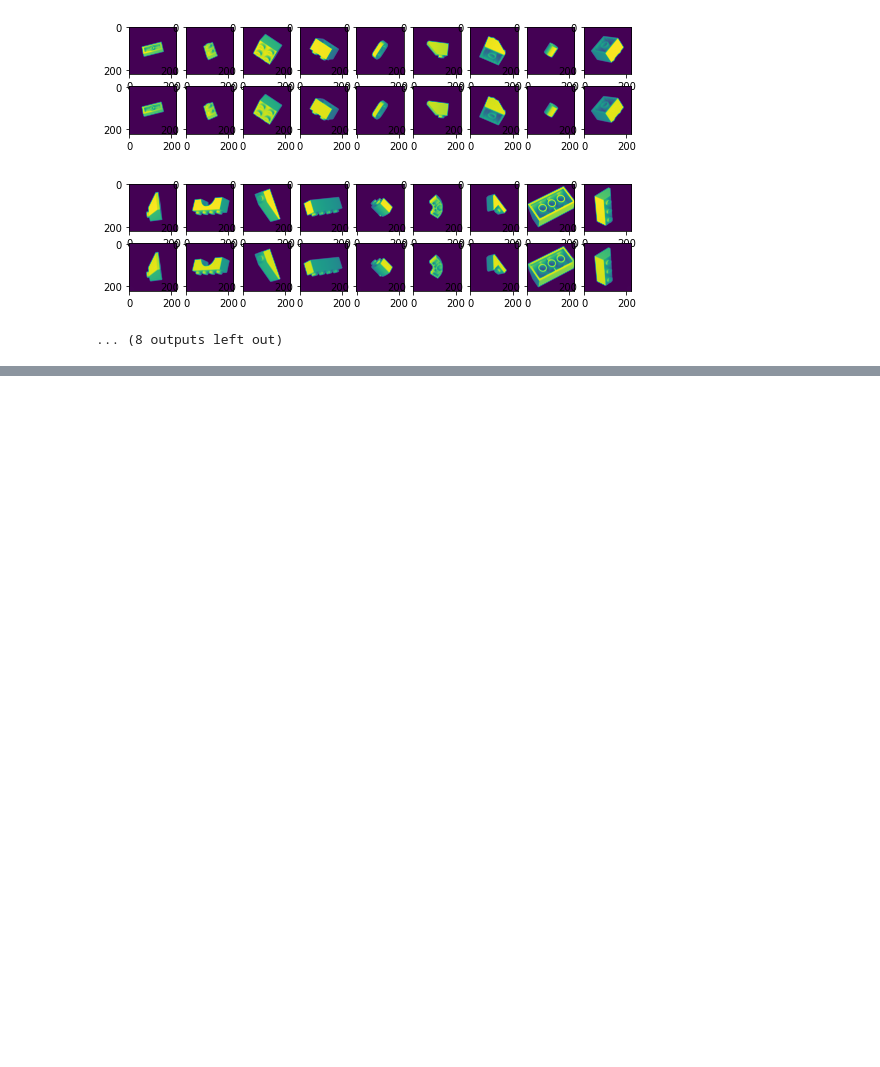
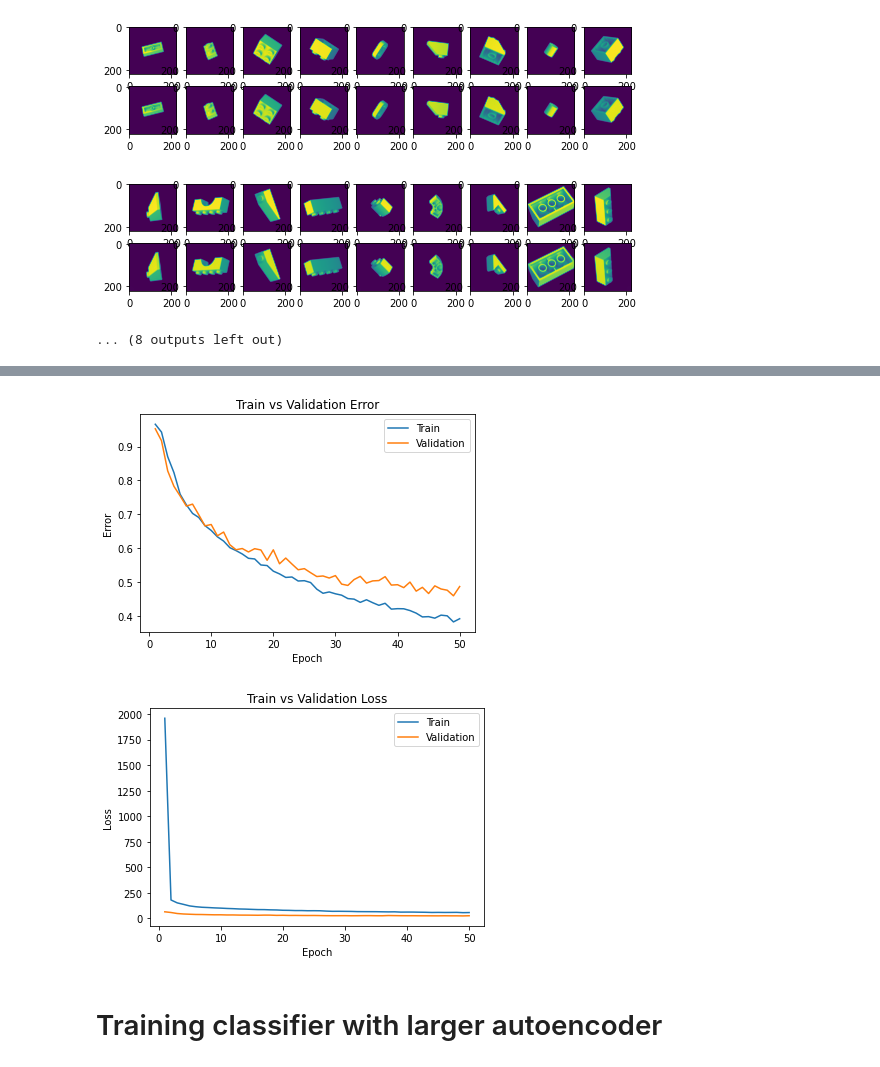
Before and after one commit to albogdan/aps360-project, a Jupyter notebook: baseline_models/CNN/CNN_Autoencoder.ipynb, the cells around one changed output, grey strips where cells are left out. Cells and saved outputs as stored; diff of their text form; code cells hidden in the pictures; blank space fills up the shorter version.

```diff
--- a/baseline_models/CNN/CNN_Autoencoder.ipynb
+++ b/baseline_models/CNN/CNN_Autoencoder.ipynb
@@ -285,0 +763,5 @@ for k in range(0, max_epochs, 1):
+# %%
+# training with the initial set up
+use_cuda = True
+AECNet2 = AutoEncoderClassifier().cuda()
+autoencoder_classifier_train(AECNet2, loaded_model, batch_size=500, num_epochs=500, lr=0.001)
@@ -285,0 +790,18 @@ for k in range(0, max_epochs, 1):
+# %%
+class AutoEncoderClassifier2(nn.Module):
+  def __init__(self):
+    super(AutoEncoderClassifier2, self).__init__()
+    self.name = "AutoEncoderClassifier2"
+    self.fc1 = nn.Linear(64*13*13, 2048)
+    self.fc2 = nn.Linear(2048, 256)
+    self.fc3 = nn.Linear(256, 50)
+
+  def forward(self, x):
+    x = x.view(-1, 64*13*13)
+    x = F.leaky_relu(self.fc1(x))
+    x = F.leaky_relu(self.fc2(x))
+    x = self.fc3(x)
+    return x
+
+AECNet3 = AutoEncoderClassifier2()
+summary(AECNet3, (64,13,13), device='cpu')
@@ -285,0 +825,5 @@ for k in range(0, max_epochs, 1):
+# %%
+# training with the initial set up
+use_cuda = True
+AECNet3 = AutoEncoderClassifier2().cuda()
+autoencoder_classifier_train(AECNet3, loaded_model, batch_size=500, num_epochs=50, lr=0.003)
@@ -285,0 +848,7 @@ for k in range(0, max_epochs, 1):
+# %%
+plot_training_curve(get_model_name(AECNet3.name, 500, 0.003, 49))
+# %% [output]
+[figure, added]
+[figure, added]
+# %% [markdown]
+# Training classifier with larger autoencoder
```
Also changed, not shown: parts of 63 cells of this notebook.
